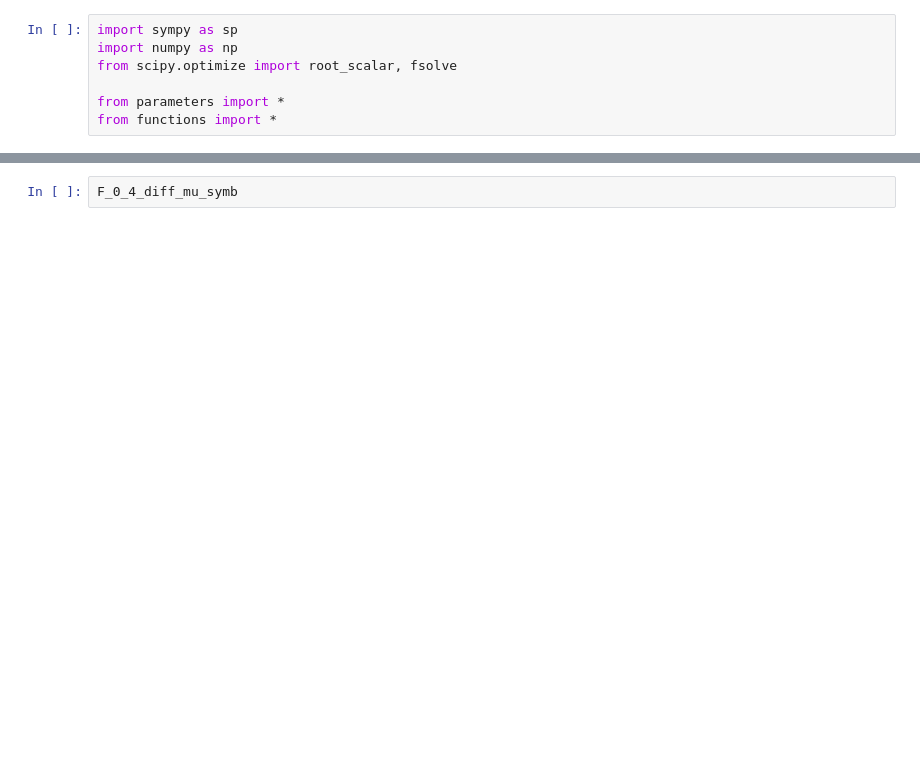
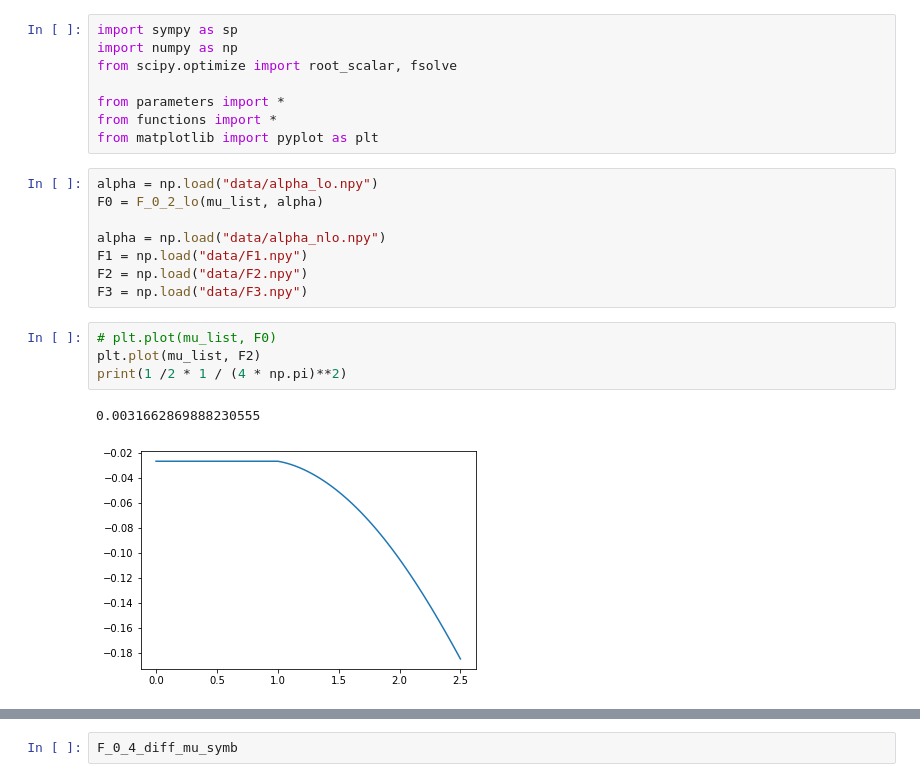
Before and after one commit to martkjoh/prosjektopggave, a Jupyter notebook: scripts/numerikk/test_notebook.ipynb, the cells around one changed output, grey strips where cells are left out. Saved outputs shown, nothing was run; the diff lists cells and outputs as text; blank space fills up the shorter version.

```diff
--- a/scripts/numerikk/test_notebook.ipynb
+++ b/scripts/numerikk/test_notebook.ipynb
@@ -5,3 +5,19 @@ from scipy.optimize import root_scalar, fsolve
 
 from parameters import *
 from functions import *
+from matplotlib import pyplot as plt
+# %%
+alpha = np.load("data/alpha_lo.npy")
+F0 = F_0_2_lo(mu_list, alpha)
+
+alpha = np.load("data/alpha_nlo.npy")
+F1 = np.load("data/F1.npy")
+F2 = np.load("data/F2.npy")
+F3 = np.load("data/F3.npy")
+# %%
+# plt.plot(mu_list, F0)
+plt.plot(mu_list, F2)
+print(1 /2 * 1 / (4 * np.pi)**2)
+# %% [output]
+0.0031662869888230555
+[figure, added]
```
Also changed, not shown: parts of 4 cells of this notebook, 32 other files.
